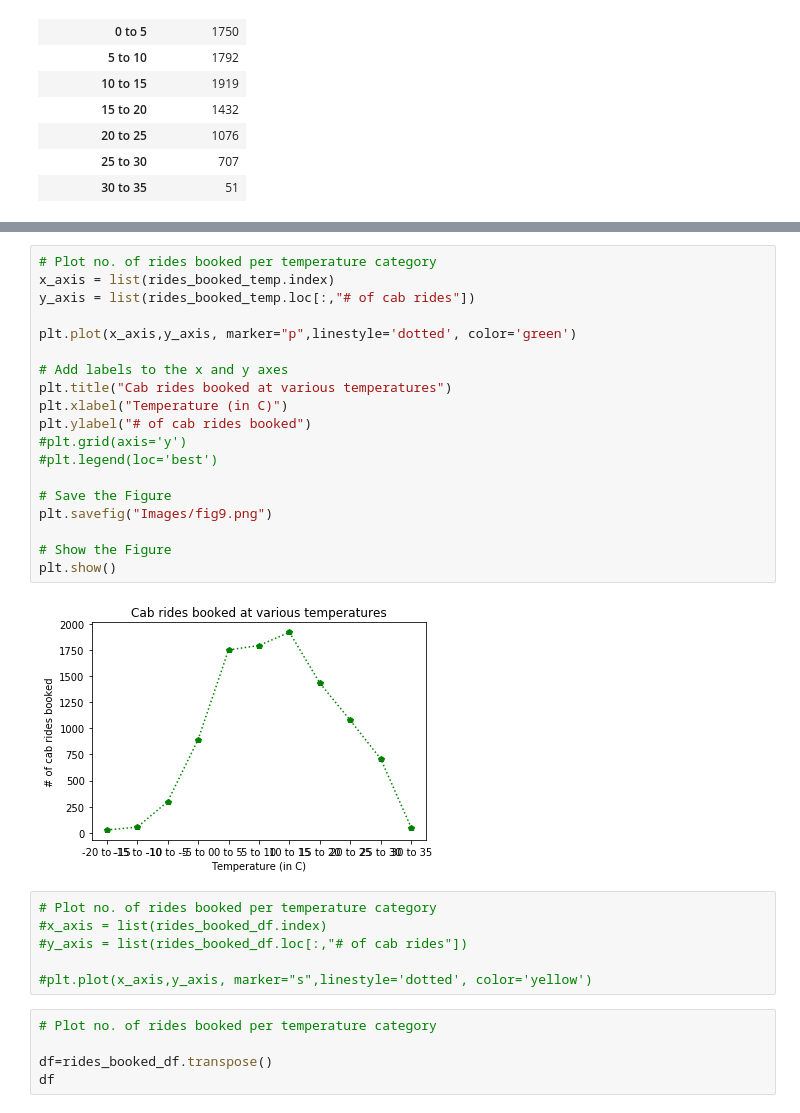
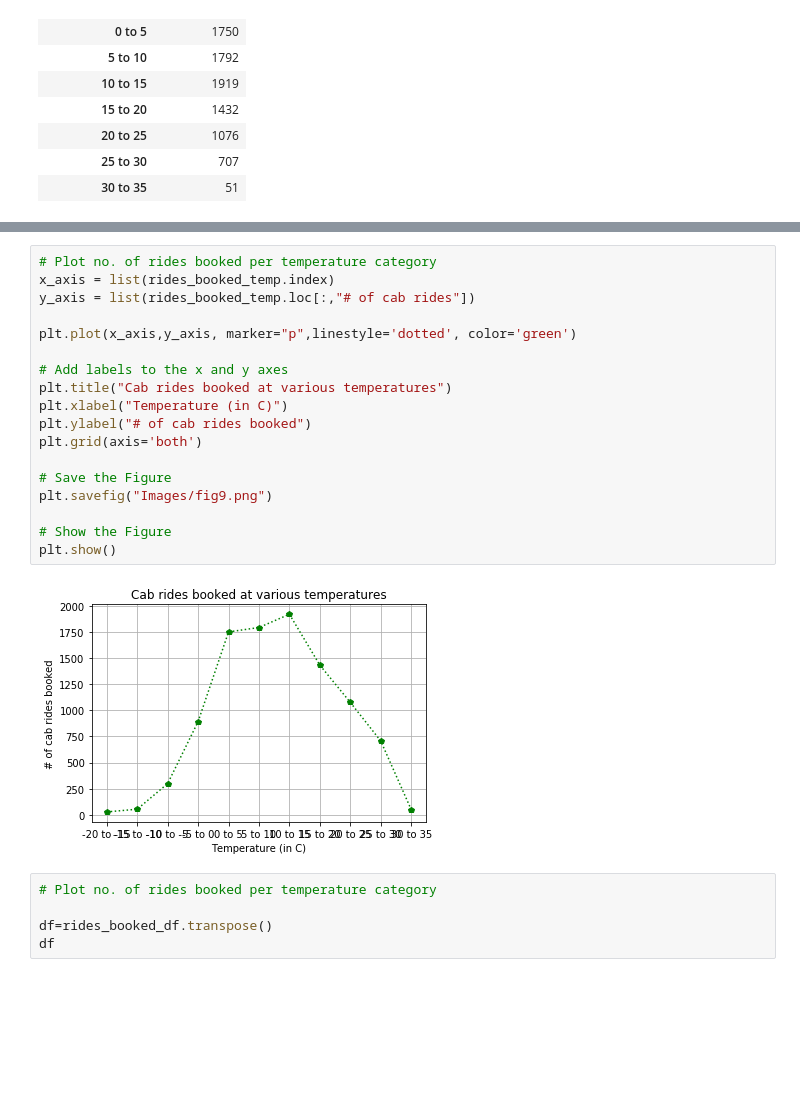
Before and after one commit to AmitChoudhary1392/Project-1_Team6, a Jupyter notebook: main.ipynb, the cells around one changed output, grey strips where cells are left out. Cells and saved outputs as stored; diff of their text form; blank space fills up the shorter version.

```diff
--- a/main.ipynb
+++ b/main.ipynb
@@ -699,30 +697,23 @@ plt.show()
 # %%
 # Plot no. of rides booked per temperature category
 x_axis = list(rides_booked_temp.index)
 y_axis = list(rides_booked_temp.loc[:,"# of cab rides"])
 
 plt.plot(x_axis,y_axis, marker="p",linestyle='dotted', color='green')
 
 # Add labels to the x and y axes
 plt.title("Cab rides booked at various temperatures")
 plt.xlabel("Temperature (in C)")
 plt.ylabel("# of cab rides booked")
-#plt.grid(axis='y')
-#plt.legend(loc='best')
+plt.grid(axis='both')
 
 # Save the Figure
 plt.savefig("Images/fig9.png")
 
 # Show the Figure
 plt.show()
 # %% [output]
-[figure, old version]
+[figure, new version]
-# %%
-# Plot no. of rides booked per temperature category
-#x_axis = list(rides_booked_df.index)
-#y_axis = list(rides_booked_df.loc[:,"# of cab rides"])
-
-#plt.plot(x_axis,y_axis, marker="s",linestyle='dotted', color='yellow')
 # %%
 # Plot no. of rides booked per temperature category
 
```
Also changed, not shown: parts of 6 cells of this notebook, 3 other files.
